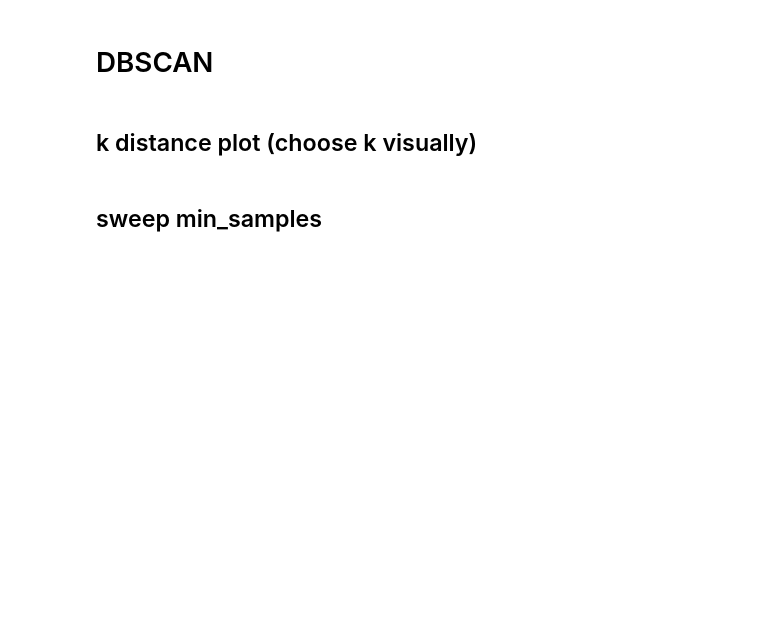
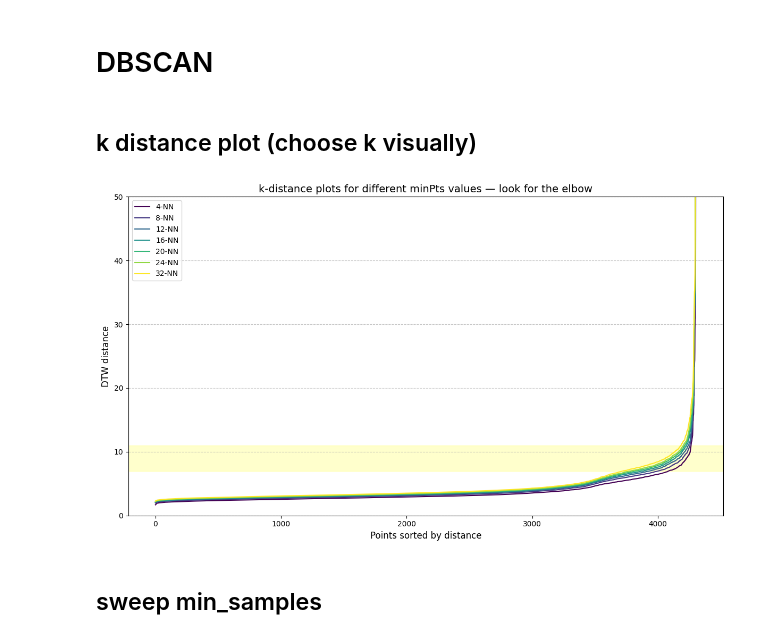
Before and after one commit to alicecalderini/DATAMINING_2-Project, a Jupyter notebook: 10. TIME SERIES/4.CLUSTERING.ipynb, the cells around one changed output. Drawn from its saved outputs; the diff is of its cells as text; code cells hidden in the pictures; blank space fills up the shorter version.

```diff
--- a/10. TIME SERIES/4.CLUSTERING.ipynb
+++ b/10. TIME SERIES/4.CLUSTERING.ipynb
@@ -417,24 +525,40 @@ for c in range(best_k):
 # %% [markdown]
 ## k distance plot (choose k visually)
 # %%
-MINPTS_FOR_EPS = 16
+import numpy as np
+import matplotlib.pyplot as plt
+
+# Test multiple minPts values
+minPts_values = [4, 8, 12, 16, 20, 24, 32]
 
 # Use the precomputed DTW dist_mat directly
-sorted_dists = np.sort(dist_mat, axis=1)   # for each point, sorted distances to all others
-kth_dists    = np.sort(sorted_dists[:, MINPTS_FOR_EPS])  # k-th nearest neighbour distance
+sorted_dists = np.sort(dist_mat, axis=1)  # for each point, sorted distances to all others
 
-fig, ax = plt.subplots(figsize=(9, 4))
-ax.plot(kth_dists)
-ax.set_xlabel("Points sorted by distance")
-ax.set_ylabel(f"{MINPTS_FOR_EPS}-NN DTW distance")
-ax.set_title("k-distance plot — look for the elbow to choose eps")
-ax.grid(axis="y", linestyle="--")
+# Plot all curves
+fig, ax = plt.subplots(figsize=(12, 7))
+
+colors = plt.cm.viridis(np.linspace(0, 1, len(minPts_values)))
+
+for idx, min_pts in enumerate(minPts_values):
+    kth_dists = np.sort(sorted_dists[:, min_pts])  # k-th nearest neighbour distance
+    ax.plot(kth_dists, color=colors[idx], linewidth=1.5, label=f'{min_pts}-NN')
+
+ax.set_xlabel("Points sorted by distance", fontsize=12)
+ax.set_ylabel("DTW distance", fontsize=12)
+ax.set_title("k-distance plots for different minPts values — look for the elbow", fontsize=14)
+ax.grid(axis="y", linestyle="--", alpha=0.7)
+ax.legend(loc='best', fontsize=10)
+ax.set_ylim(0, 50)  # Optional: set y-axis limit
+
+# Add shadow/band between 8 and 13 on y-axis
+ax.axhspan(ymin=7, ymax=11, alpha=0.2, color='yellow')
+
+# Add text label for the band
+
 plt.tight_layout()
-#plt.savefig("06_dbscan_optimal_eps.png", dpi=150)
 plt.show()
-#print("Saved → 06_dbscan_optimal_eps.png")
-
-EPS = float(input("\nEnter eps value from the elbow plot: "))
+# %% [output]
+[figure, added]
 # %% [markdown]
 ## sweep min_samples
 # %%
```
Also changed, not shown: parts of 20 cells of this notebook, 7 other files.
